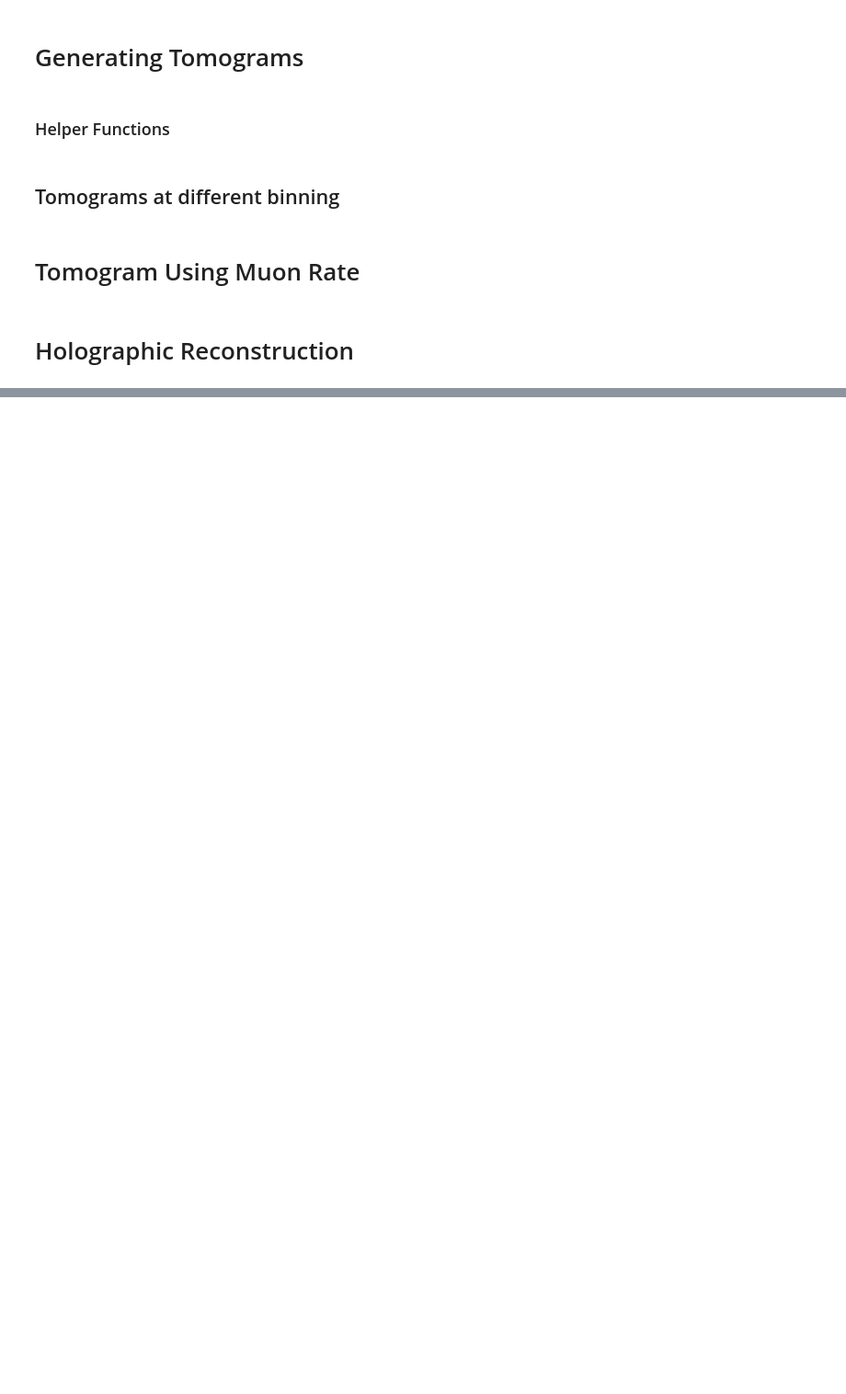
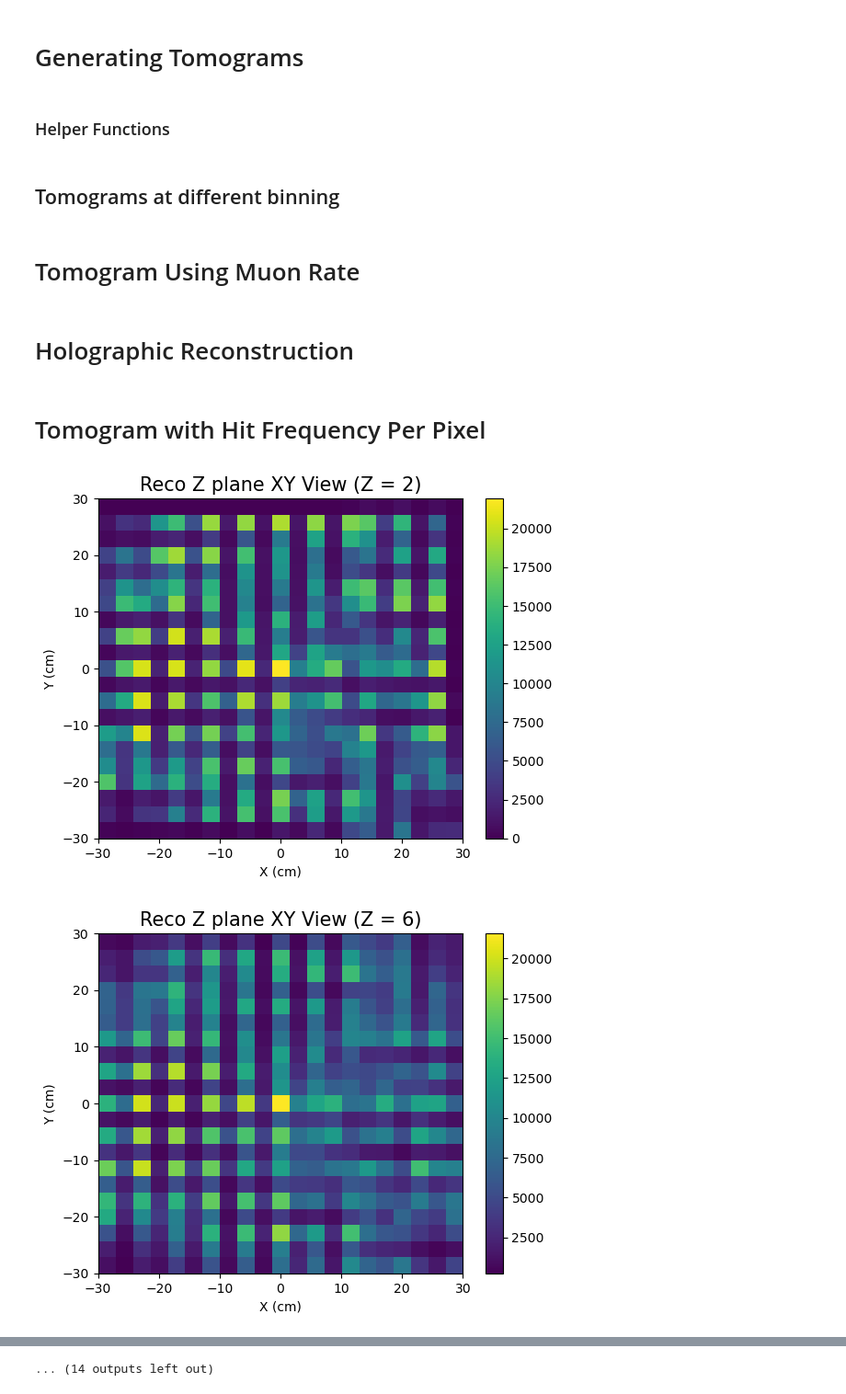
Before and after one commit to shanto268/CrateAnalysis, a Jupyter notebook: multi_level_lead.ipynb, the cells around one changed output, grey strips where cells are left out. Shown at 92% size. Drawn from its saved outputs; the diff is of its cells as text; code cells hidden in the pictures; blank space fills up the shorter version.

```diff
--- a/multi_level_lead.ipynb
+++ b/multi_level_lead.ipynb
@@ -286,0 +335,27 @@ np.savetxt("multi_level/image_matrics_multi_level_lead.csv", I_matrices_reshaped
+# %% [markdown]
+# Tomogram with Hit Frequency Per Pixel
+# %%
+def getTomogramMatrix(xview, yview, axes=[-30,30], bins=(15,15),title="Data"):
+    ranges = (axes,axes)
+    h1, xedges, yedges = np.histogram2d(xview, yview, bins=bins, range=ranges)
+    #normH = (1/(h1[int(np.floor(h1.shape[0]/2))][int(np.floor(h1.shape[1]/2))]))*h1
+   # return normH, , xedges, yedges
+    fig, ax = plt.subplots(1)
+    pc = ax.pcolorfast(xedges, yedges, h1.T)
+    plt.title("Reco Z plane XY View ({})".format(title),fontsize=15)
+    plt.xlabel("X (cm)")
+    plt.ylabel("Y (cm)")
+    plt.colorbar(pc)
+    plt.show()
+# %%
+mdfo_lead.reload()
+mdfo_lead.keep4by4Events()
+
+binn = 21
+
+for i in range(len(zplanes)):
+    xx_lead, yy_lead = mdfo_lead.get(x_strings[i]), mdfo_lead.get(y_strings[i])
+    getTomogramMatrix(xx_lead, yy_lead, axes=[-30,30], bins=(binn,binn),title="Z = {}".format(zplanes[i]))
+# %% [output]
+[figure, added]
+[figure, added]
@@ -286,0 +372 @@ np.savetxt("multi_level/image_matrics_multi_level_lead.csv", I_matrices_reshaped
+... (14 outputs left out)
```
Also changed, not shown: parts of 11 cells of this notebook, 1 other file.
